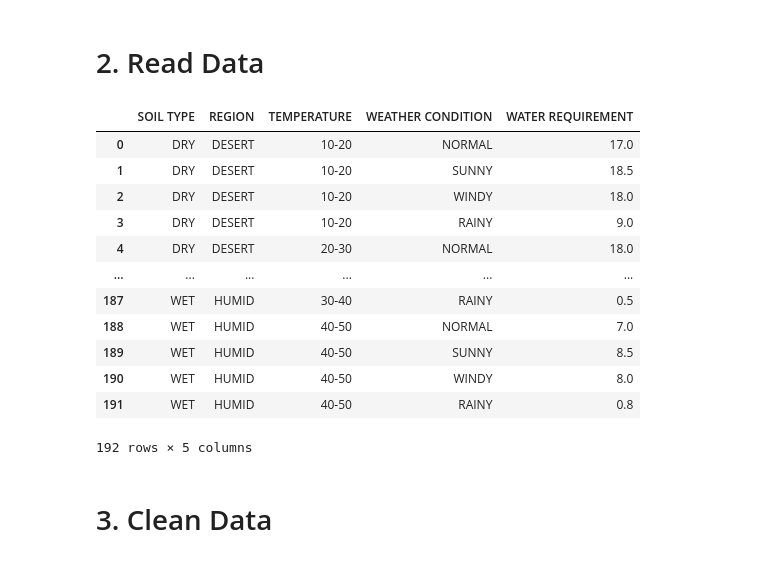
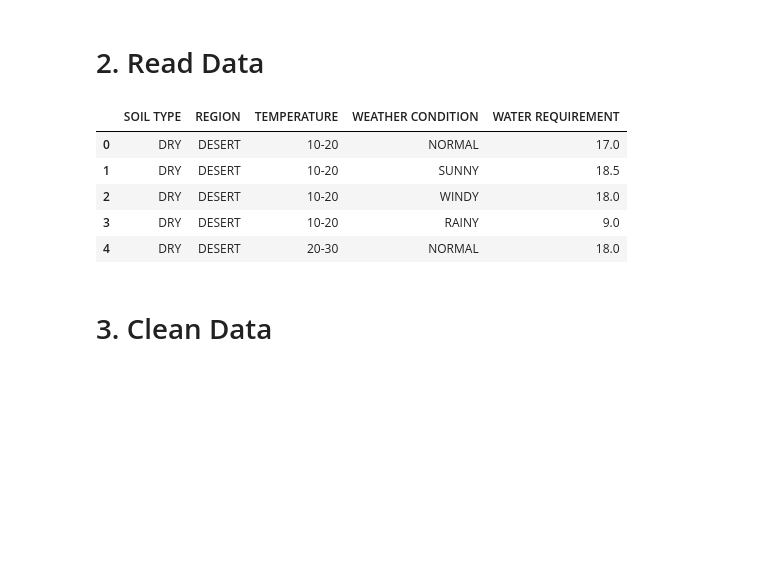
Before and after one commit to Kanabee/Learning_ML, a Jupyter notebook: Weather_predicted.ipynb, the cells around one changed output. Saved outputs shown, nothing was run; the diff lists cells and outputs as text; code cells hidden in the pictures; blank space fills up the shorter version.

```diff
--- a/Weather_predicted.ipynb
+++ b/Weather_predicted.ipynb
@@ -18,24 +18,30 @@ warnings.filterwarnings('ignore')
 np.random.seed(12345)
 # %% [markdown]
 # 2. Read Data
-# %%
-data = pd.read_excel('rice_dataset.xlsx')
-
-data
-# %% [output]
-|  | SOIL TYPE | REGION | TEMPERATURE | WEATHER CONDITION | WATER REQUIREMENT |
-| 0 | DRY | DESERT | 10-20 | NORMAL | 17.0 |
-| 1 | DRY | DESERT | 10-20 | SUNNY | 18.5 |
-| 2 | DRY | DESERT | 10-20 | WINDY | 18.0 |
-| 3 | DRY | DESERT | 10-20 | RAINY | 9.0 |
-| 4 | DRY | DESERT | 20-30 | NORMAL | 18.0 |
-| ... | ... | ... | ... | ... | ... |
-| 187 | WET | HUMID | 30-40 | RAINY | 0.5 |
-| 188 | WET | HUMID | 40-50 | NORMAL | 7.0 |
-| 189 | WET | HUMID | 40-50 | SUNNY | 8.5 |
-| 190 | WET | HUMID | 40-50 | WINDY | 8.0 |
-| 191 | WET | HUMID | 40-50 | RAINY | 0.8 |
-192 rows × 5 columns
+# %%
+import pandas as pd
+
+
+
+# ลิงก์ไฟล์จาก Google Drive (เปลี่ยนเป็นลิงก์ของคุณ)
+url = 'https://docs.google.com/spreadsheets/d/1xyQhNF1_CztHWTaWya5o4nL_GTMPnQvc/edit?usp=sharing&ouid=103012889548526303357&rtpof=true&sd=true'
+
+# แปลงลิงก์ให้เป็นลิงก์ดาวน์โหลด
+file_id = url.split('/')[-2]  # ดึง ID ไฟล์จาก URL
+path = f'https://drive.google.com/uc?export=download&id={file_id}'
+
+# โหลดไฟล์ EXCEL
+df = pd.read_excel(path)
+
+# แสดงข้อมูลตัวอย่าง
+df.head()
+# %% [output]
+|  | SOIL TYPE | REGION | TEMPERATURE | WEATHER CONDITION | WATER REQUIREMENT |
+| 0 | DRY | DESERT | 10-20 | NORMAL | 17.0 |
+| 1 | DRY | DESERT | 10-20 | SUNNY | 18.5 |
+| 2 | DRY | DESERT | 10-20 | WINDY | 18.0 |
+| 3 | DRY | DESERT | 10-20 | RAINY | 9.0 |
+| 4 | DRY | DESERT | 20-30 | NORMAL | 18.0 |
 # %% [markdown]
 # 3. Clean Data
 # %% [markdown]
```
